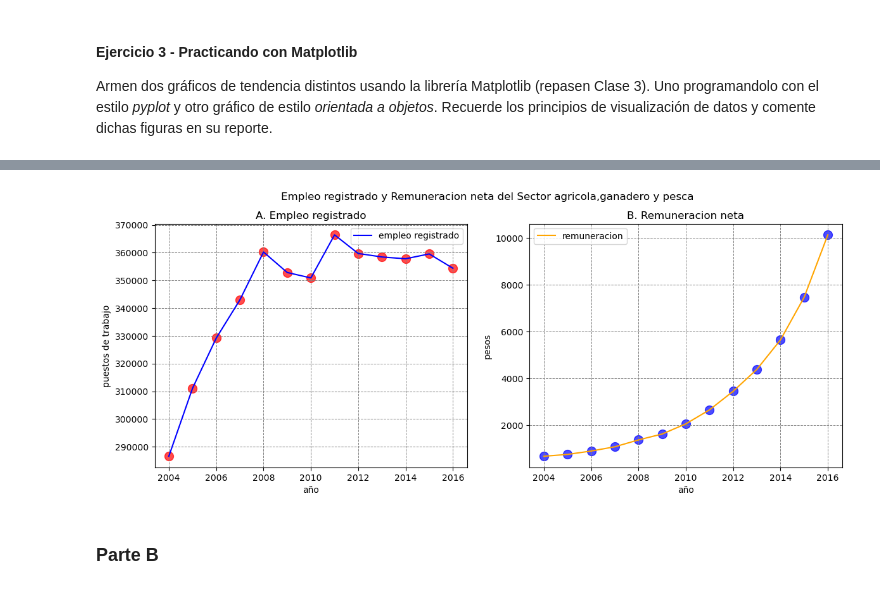
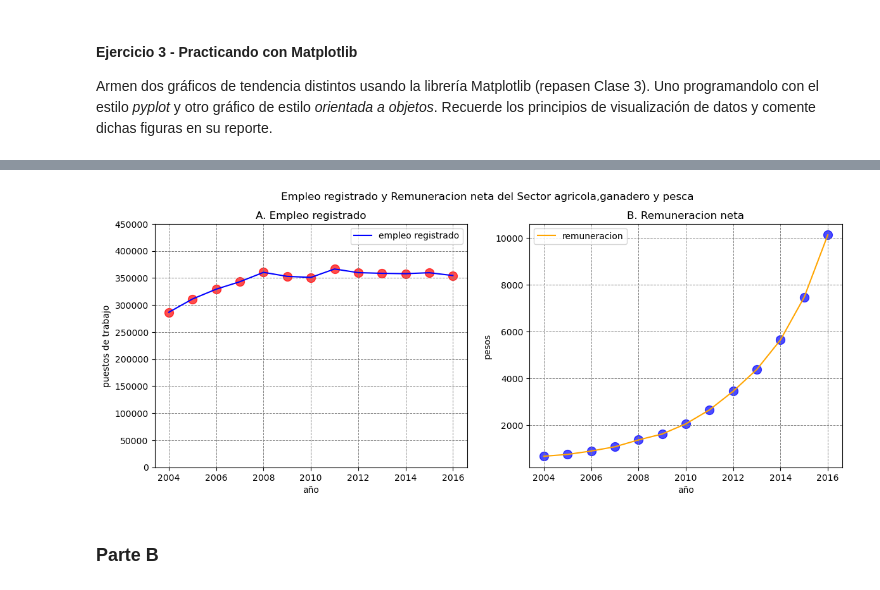
Before and after one commit to davidjjj14082000-png/BigDataUBA-Grupo-1, a Jupyter notebook: trabajos_practicos/tp_1/TP1_UBA_compilacion.ipynb, the cells around one changed output, grey strips where cells are left out. Cells and saved outputs as stored; diff of their text form; code cells hidden in the pictures.

```diff
--- a/trabajos_practicos/tp_1/TP1_UBA_compilacion.ipynb
+++ b/trabajos_practicos/tp_1/TP1_UBA_compilacion.ipynb
@@ -178,7 +181,8 @@ y2 = data_merge["remuneracion"]
 x2 = data_merge["fecha"]
 
  # Definimos la ruta de la carpeta donde se guardará el gráfico
-carpeta = '/content/drive/MyDrive/big data/Figura.png'
+carpeta = 'C:/Users/franc/OneDrive/Escritorio/BigDataUBA-Grupo-1/trabajos_practicos/tp_1'
+            # '/content/drive/MyDrive/big data/Figura.png'
 
 # Verifica si la carpeta existe, si no, créala
 if not os.path.exists(carpeta):
@@ -192,11 +196,15 @@ plt.subplot(121) # subplot(nrows, ncols, index, **kwargs) donde nrows=1, ncols=2
 plt.plot(x1, y1)
 plt.title("A. Empleo registrdo")
 plt.grid(True)
+plt.ylim(bottom=0) # Seteamos el eje y en 0
+
 # Definimos segundo panel
 plt.subplot(122)
 plt.plot(x2, y2)
 plt.title("B. Remuneracion neta")
 plt.grid(True)
+plt.ylim(bottom=0) # Seteamos el eje y en 0
+
 # Definimos título general de la figura
 plt.suptitle("Empleo registrado y Remuneracion neta Sector agricola,ganadero y pesca")
 
@@ -216,35 +224,38 @@ fig, ax = plt.subplots(figsize=(14, 5), ncols=2, nrows=1)
 ax[0].plot(x1, y1, label="empleo registrado", color = 'blue')
    # Modificamos labels y título
 ax[0].set_xlabel("año")
 ax[0].set_ylabel("puestos de trabajo")
 ax[0].set_title("A. Empleo registrado")
   # Agregamos leyenda
 ax[0].legend()
   # Agregamos regilla
 ax[0].grid(True, linestyle='--', linewidth=0.7, color='gray')
   # Agregamos dispercion
 ax[0].scatter(x1, y1, s=100, c='red', marker='o', alpha=0.7)
+  # Seteamos el eje y en 0
+ax[0].set_ylim(bottom=0)
+ax[0].set_ylim(top=450000)
 
 # Definimos segundo panel
 
-   # Definimos series
+# Definimos series
 ax[1].plot(x2, y2, label="remuneracion", color = 'orange')
    # Modificamos labels y título
 ax[1].set_xlabel("año")
 ax[1].set_ylabel("pesos")
 ax[1].set_title("B. Remuneracion neta")
   # Agregamos leyenda
 ax[1].legend()
   # Agregamos regilla
 ax[1].grid(True, linestyle='--', linewidth=0.7, color='gray')
   # Agregamos dispercion
 ax[1].scatter(x2, y2, s=100, c='blue', marker='o', alpha=0.7)
 # Definimos título general de la figura
 fig.suptitle("Empleo registrado y Remuneracion neta del Sector agricola,ganadero y pesca")
 # Guardamos el gráfico en la carpeta (no usamos la funcion .show() para ahora guardarla)
 plt.savefig(os.path.join(carpeta, 'figura_4.png'), bbox_inches='tight', dpi=300)
 # %% [output]
-[figure, old version]
+[figure, new version]
 # %% [markdown]
 ### Parte B
 # %% [markdown]
```
Also changed, not shown: parts of 3 cells of this notebook.
